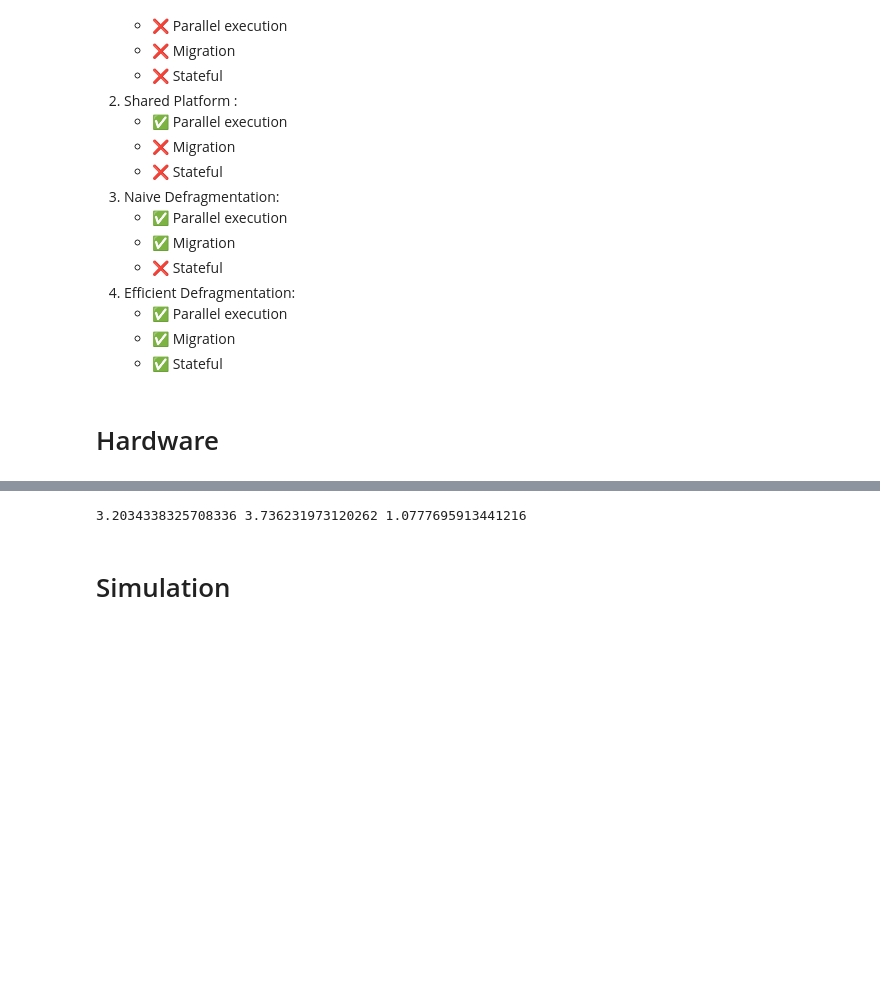
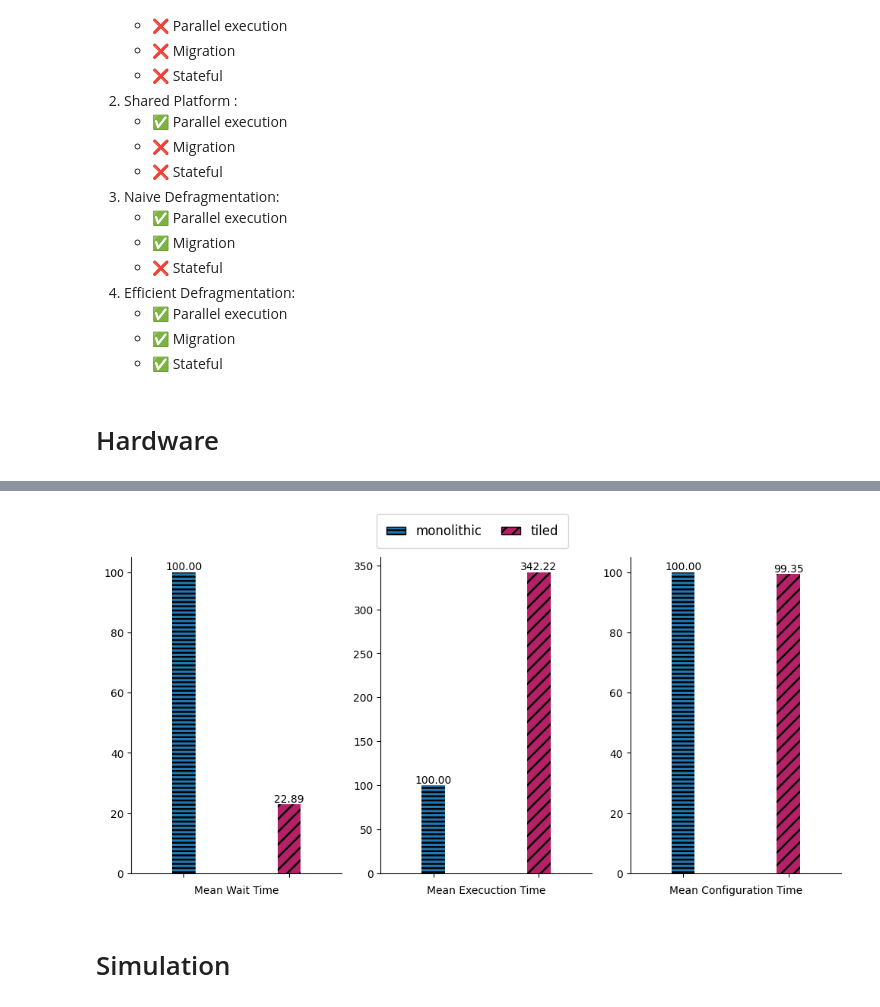
Before and after one commit to AgamemnonasKyriazis/Velos-Metrics, a Jupyter notebook: main.ipynb, the cells around one changed output, grey strips where cells are left out. Saved outputs shown, nothing was run; the diff lists cells and outputs as text; code cells hidden in the pictures; blank space fills up the shorter version.

```diff
--- a/main.ipynb
+++ b/main.ipynb
@@ -267,11 +260,69 @@ plt.show()
-# %%
-print(
-    exec[1] / exec[0],
-    wait[0] / wait[1],
-    config[0] / config[1]
-)
-# %% [output]
-3.2034338325708336 3.736231973120262 1.0777695913441216
+# %%
+# 1. Calculate the total baseline from the monolithic row
+# Sum of the three metrics for the monolithic mode
+# 2. Create a normalized dataframe (Values as % of Monolithic baseline)
+summary_norm = summary / summary.iloc[0] * 100.0
+
+_ratio_metrics = {}
+ratio_metrics = {}
+
+_ratio_metrics = summary_norm[["mean_wait", "mean_exec", "mean_config"]].to_dict()
+
+ratio_metrics["Mean Wait Time"] = _ratio_metrics["mean_wait"]
+ratio_metrics["Mean Execuction Time"] = _ratio_metrics["mean_exec"]
+ratio_metrics["Mean Configuration Time"] = _ratio_metrics["mean_config"]
+
+fig, ax = plt.subplots(nrows=1, ncols=3, figsize=(10, 5), squeeze=False)
+
+legend_handles = []
+
+for i, (_ax, (name, series)) in enumerate(zip(ax.flatten(), ratio_metrics.items())):
+
+    _ax.xaxis.set_label_position('bottom')
+    _ax.set_xlabel(name)
+
+    bars = _ax.bar(series.keys(), series.values(), width=0.22, color=color_bars)
+
+    _ax.bar_label(bars, label_type='edge', fmt='%.2f')
+
+    num_categories = len(series)
+
+    _ax.set_xlim(-0.5, num_categories - 0.5)
+    _ax.xaxis.set_ticklabels([])
+
+    _ax.set_aspect('auto')
+
+    [bar.set_hatch(hatch) for hatch,bar in zip(hatches,bars)]
+
+    _ax.spines['top'].set_visible(False)
+
+    _ax.spines['right'].set_visible(False)
+
+    if i == 0:
+        legend_handles = [Patch(facecolor=color, hatch=hatch, edgecolor="000000", label=label) for color,hatch,label in zip(color_bars, hatches, series.keys())]
+
+fig.legend(
+    handles=legend_handles,
+    loc="upper center",
+    ncol=2,
+    frameon=True,
+    bbox_to_anchor=(0.5, 1.05),
+    fontsize=12,
+    handlelength=1.5,   # wider patch
+    handleheight=.5,   # taller patch
+    handletextpad=0.8,
+    borderpad=0.8,
+    labelspacing=0.8,
+    columnspacing=1.5
+)
+
+fig.tight_layout(rect=[0, 0, 1, 0.95])
+
+fig.savefig("hw_improvement_discrete.png", dpi=600, bbox_inches="tight")
+
+plt.show()
+# %% [output]
+[figure, added]
 # %% [markdown]
 # Simulation
 # %%
```
Also changed, not shown: parts of 19 cells of this notebook, 7 other files.
